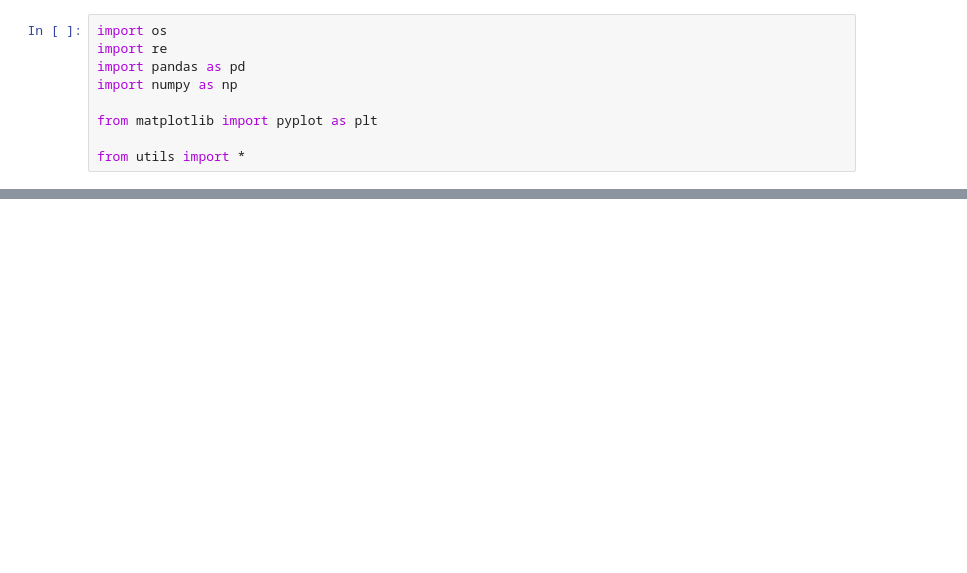
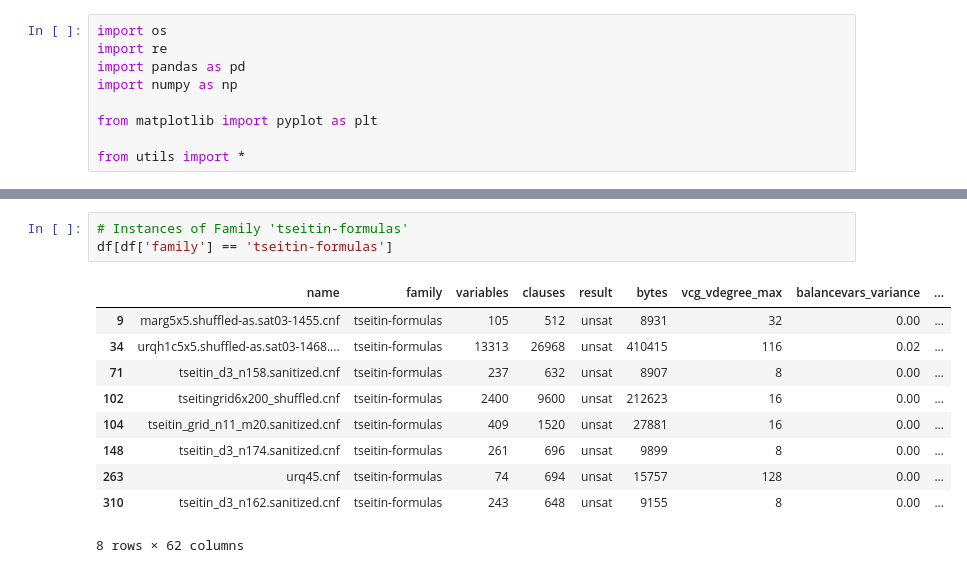
Before and after one commit to rubenGoetz/mallob, a Jupyter notebook: notebooks/instance_analysis.ipynb, the cells around one changed output, grey strips where cells are left out. Cells and saved outputs as stored; diff of their text form; blank space fills up the shorter version.

```diff
--- a/notebooks/instance_analysis.ipynb
+++ b/notebooks/instance_analysis.ipynb
@@ -76,0 +59,14 @@ subset.sort_values(by='name').drop(columns=['hash', 'isohash', 'proceedings'])
+# %%
+# Instances of Family 'tseitin-formulas'
+df[df['family'] == 'tseitin-formulas']
+# %% [output]
+|  | name | family | variables | clauses | result | bytes | vcg_vdegree_max | balancevars_variance | ... |
+| 9 | marg5x5.shuffled-as.sat03-1455.cnf | tseitin-formulas | 105 | 512 | unsat | 8931 | 32 | 0.00 | ... |
+| 34 | urqh1c5x5.shuffled-as.sat03-1468.... | tseitin-formulas | 13313 | 26968 | unsat | 410415 | 116 | 0.02 | ... |
+| 71 | tseitin_d3_n158.sanitized.cnf | tseitin-formulas | 237 | 632 | unsat | 8907 | 8 | 0.00 | ... |
+| 102 | tseitingrid6x200_shuffled.cnf | tseitin-formulas | 2400 | 9600 | unsat | 212623 | 16 | 0.00 | ... |
+| 104 | tseitin_grid_n11_m20.sanitized.cnf | tseitin-formulas | 409 | 1520 | unsat | 27881 | 16 | 0.00 | ... |
+| 148 | tseitin_d3_n174.sanitized.cnf | tseitin-formulas | 261 | 696 | unsat | 9899 | 8 | 0.00 | ... |
+| 263 | urq45.cnf | tseitin-formulas | 74 | 694 | unsat | 15757 | 128 | 0.00 | ... |
+| 310 | tseitin_d3_n162.sanitized.cnf | tseitin-formulas | 243 | 648 | unsat | 9155 | 8 | 0.00 | ... |
+8 rows × 62 columns
```
Also changed, not shown: parts of 6 cells of this notebook, 8 other files.
